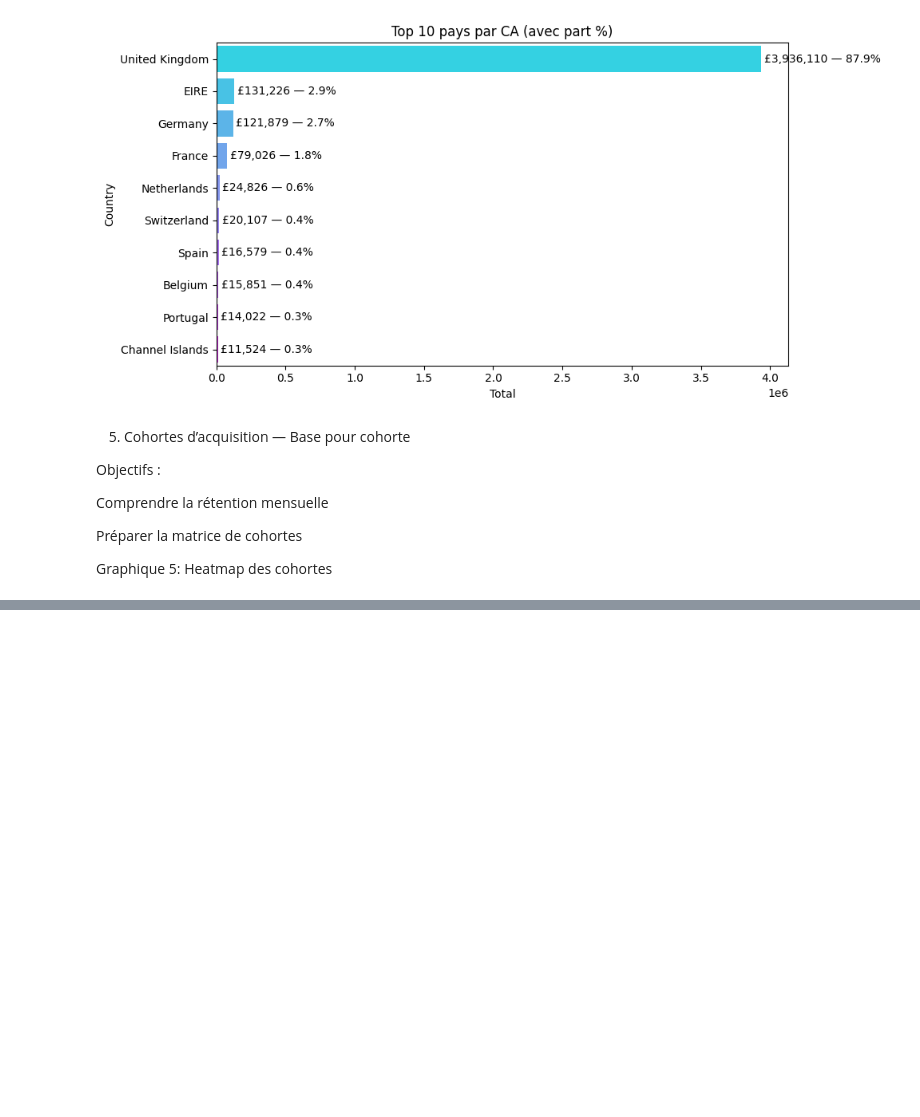
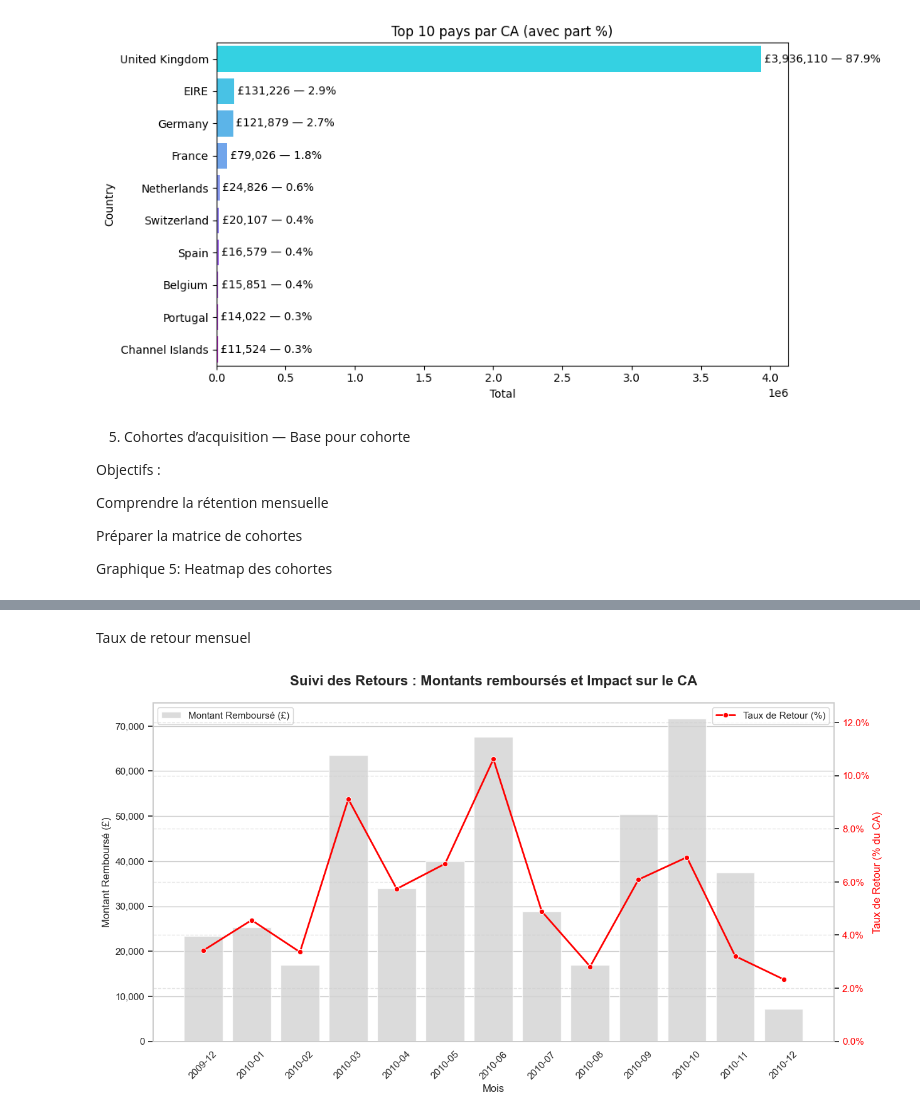
Before and after one commit to bonivalyvan/Projet-final-ECE-DataViz-2025, a Jupyter notebook: Exploration.ipynb, the cells around one changed output, grey strips where cells are left out. Saved outputs shown, nothing was run; the diff lists cells and outputs as text; code cells hidden in the pictures; blank space fills up the shorter version.

```diff
--- a/Exploration.ipynb
+++ b/Exploration.ipynb
@@ -616,0 +703,66 @@ Préparer un indicateur dans Streamlit
+# %% [markdown]
+Taux de retour mensuel
+# %%
+# --- Préparation des données temporelles ---
+# On crée la colonne 'InvoiceMonth' pour les deux dataframes
+df_clean['InvoiceMonth'] = df_clean['InvoiceDate'].dt.to_period('M')
+df_returns['InvoiceMonth'] = df_returns['InvoiceDate'].dt.to_period('M')
+
+# Aggrégation par mois
+monthly_sales = df_clean.groupby('InvoiceMonth')['Total'].sum()
+monthly_returns = df_returns.groupby('InvoiceMonth')['Total'].sum()
+
+# Fusion des données (Sales + Returns)
+return_analysis = pd.DataFrame({
+    'Sales': monthly_sales,
+    'Returns': monthly_returns
+}).fillna(0) # Remplace les NaN par 0 (mois sans retours)
+
+# Calcul du taux (%)
+return_analysis['ReturnRate'] = (return_analysis['Returns'] / return_analysis['Sales']) * 100
+
+# --- Création du Graphique ---
+fig, ax1 = plt.subplots(figsize=(14, 7))
+
+# 1. Barres : Montant des Retours (Axe Gauche - Gris)
+sns.barplot(
+    x=return_analysis.index.astype(str),
+    y=return_analysis['Returns'],
+    ax=ax1,
+    color='lightgrey',
+    alpha=0.8,
+    label='Montant Remboursé (£)'
+)
+
+# Config Axe Gauche
+ax1.set_ylabel('Montant Remboursé (£)', fontsize=12)
+ax1.set_xlabel('Mois', fontsize=12)
+ax1.tick_params(axis='x', rotation=45)
+# Formatage nombres (ex: 10,000)
+ax1.yaxis.set_major_formatter(ticker.FuncFormatter(lambda y, pos: '{:,.0f}'.format(y)))
+
+# 2. Ligne : Taux de Retour (Axe Droit - Rouge)
+ax2 = ax1.twinx()
+sns.lineplot(
+    x=return_analysis.index.astype(str),
+    y=return_analysis['ReturnRate'],
+    ax=ax2,
+    color='red',
+    marker='o',
+    linewidth=2,
+    label='Taux de Retour (%)'
+)
+
+# Config Axe Droit
+ax2.set_ylabel('Taux de Retour (% du CA)', fontsize=12, color='red')
+ax2.tick_params(axis='y', labelcolor='red')
+ax2.set_ylim(0, return_analysis['ReturnRate'].max() * 1.2) # Marge en haut
+ax2.yaxis.set_major_formatter(ticker.FormatStrFormatter('%.1f%%'))
+
+# Titre
+plt.title('Suivi des Retours : Montants remboursés et Impact sur le CA', fontsize=16, fontweight='bold', pad=20)
+plt.grid(True, axis='y', linestyle='--', alpha=0.5)
+
+plt.show()
+# %% [output]
+[figure, added]
```
Also changed, not shown: parts of 11 cells of this notebook.
